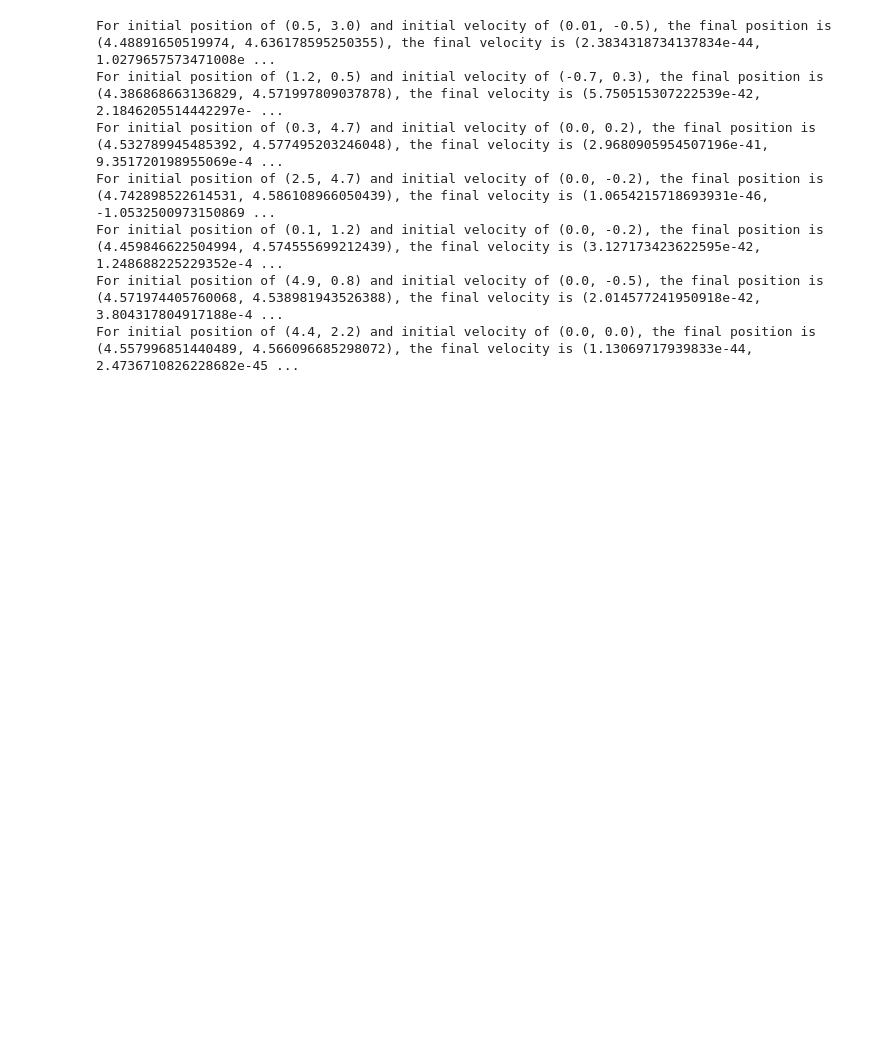
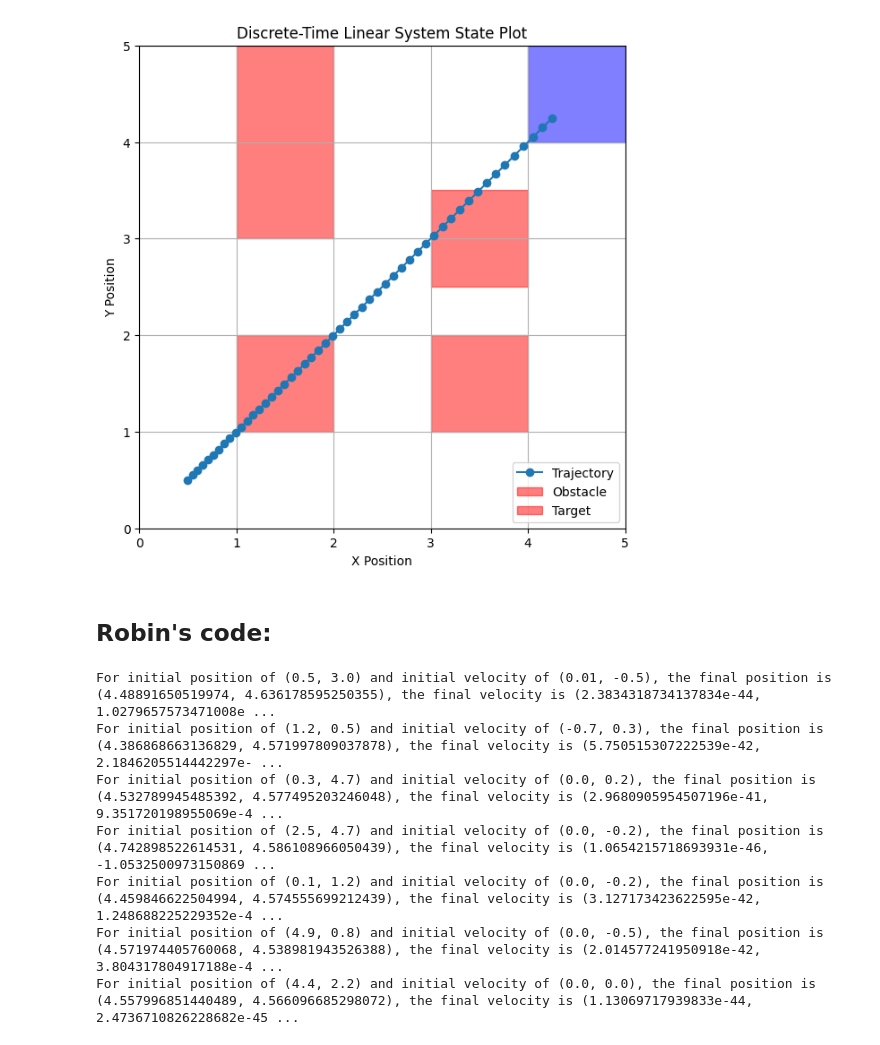
Before and after one commit to Mount75/ReachAvoidStay, a Jupyter notebook: main.ipynb, the cells around one changed output. Saved outputs shown, nothing was run; the diff lists cells and outputs as text; code cells hidden in the pictures; blank space fills up the shorter version.

```diff
--- a/main.ipynb
+++ b/main.ipynb
@@ -15,0 +62,43 @@ B = np.array([[0.5 * τ ** 2, 0],
+# %%
+# Parameters
+tend = 50
+
+# Initialization
+x_init = np.array([0.5, 0.5, 0.5, 0.5])  # Initial position and velocity
+u_init = np.array([.1, .1])
+trajectory = [x_init]
+input = [u_init]
+
+for k in range(tend):
+    x_next = A @ trajectory[-1] + B @ input[-1]
+    trajectory.append(x_next)
+
+trajectory = np.array(trajectory)
+
+# Plot trajectory of x over time
+fig, ax = plt.subplots(figsize=(7, 7))
+ax.set_xlim(x_limits)
+ax.set_ylim(y_limits)
+ax.set_xlabel("X Position")
+ax.set_ylabel("Y Position")
+ax.set_title("Discrete-Time Linear System State Plot")
+
+ax.plot(trajectory[:, 0], trajectory[:, 2], marker="o", linestyle="-", label="Trajectory")
+
+# Plot obstacles and target set again
+for region in unsafe_regions:
+    bottom_left = [region[0][0], region[0][2]]
+    width = region[1][0] - region[0][0]
+    height = region[1][2] - region[0][2]
+    ax.add_patch(plt.Rectangle(bottom_left, width, height, color='red', alpha=0.5, label="Obstacle"))
+
+bottom_left = [target_set[0][0], target_set[0][2]]
+width = target_set[1][0] - target_set[0][0]
+height = target_set[1][2] - target_set[0][2]
+ax.add_patch(plt.Rectangle(bottom_left, width, height, color='blue', alpha=0.5, label="Target"))
+
+ax.legend(["Trajectory","Obstacle","Target"])
+plt.grid(True)
+plt.show()
+# %% [output]
+[figure, added]
@@ -16,3 +110,5 @@ B = np.array([[0.5 * τ ** 2, 0],
+# %% [markdown]
+## Robin's code:
 # %%
 
 # Control input (constant or time-varying)
```
Also changed, not shown: parts of 5 cells of this notebook.
